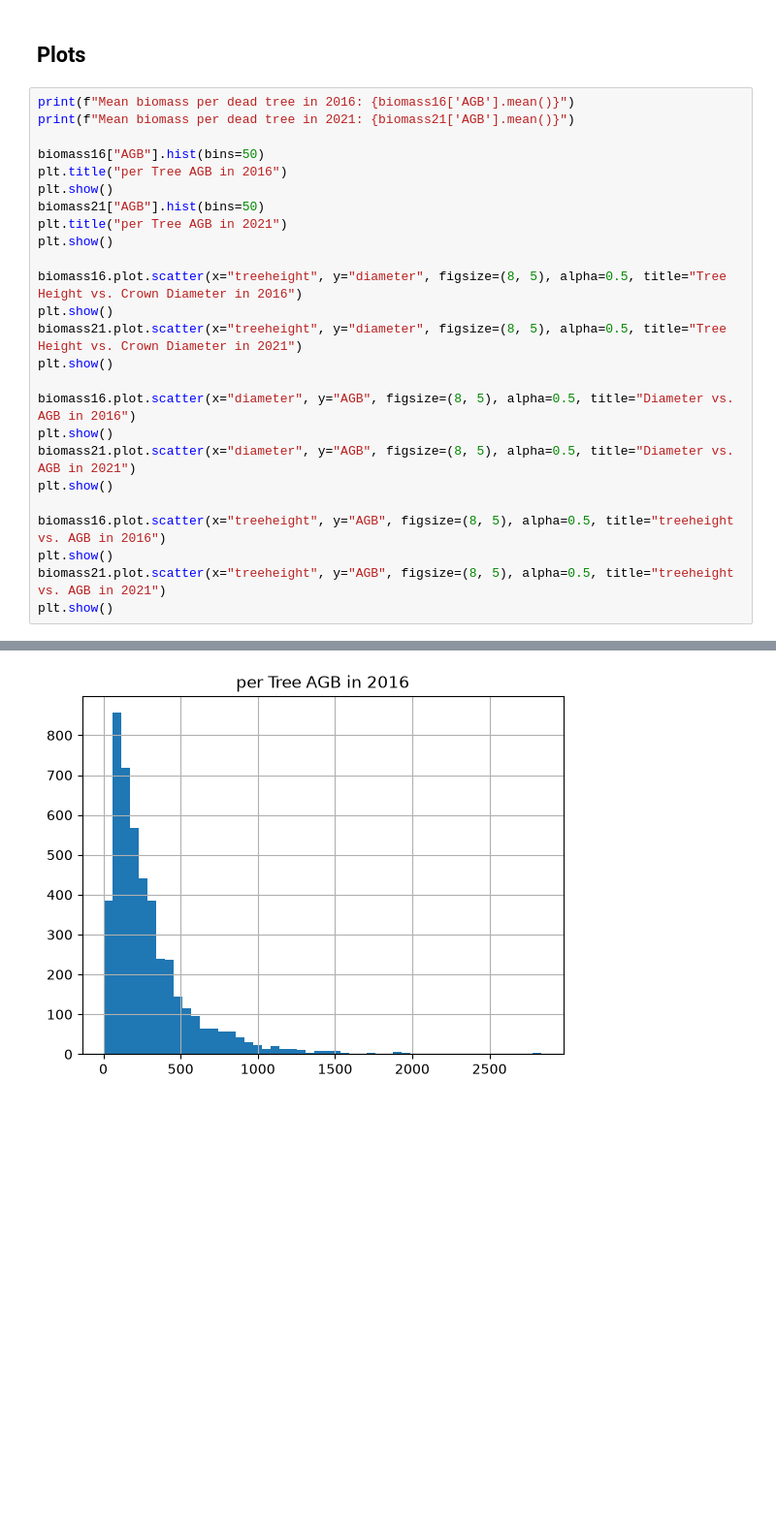
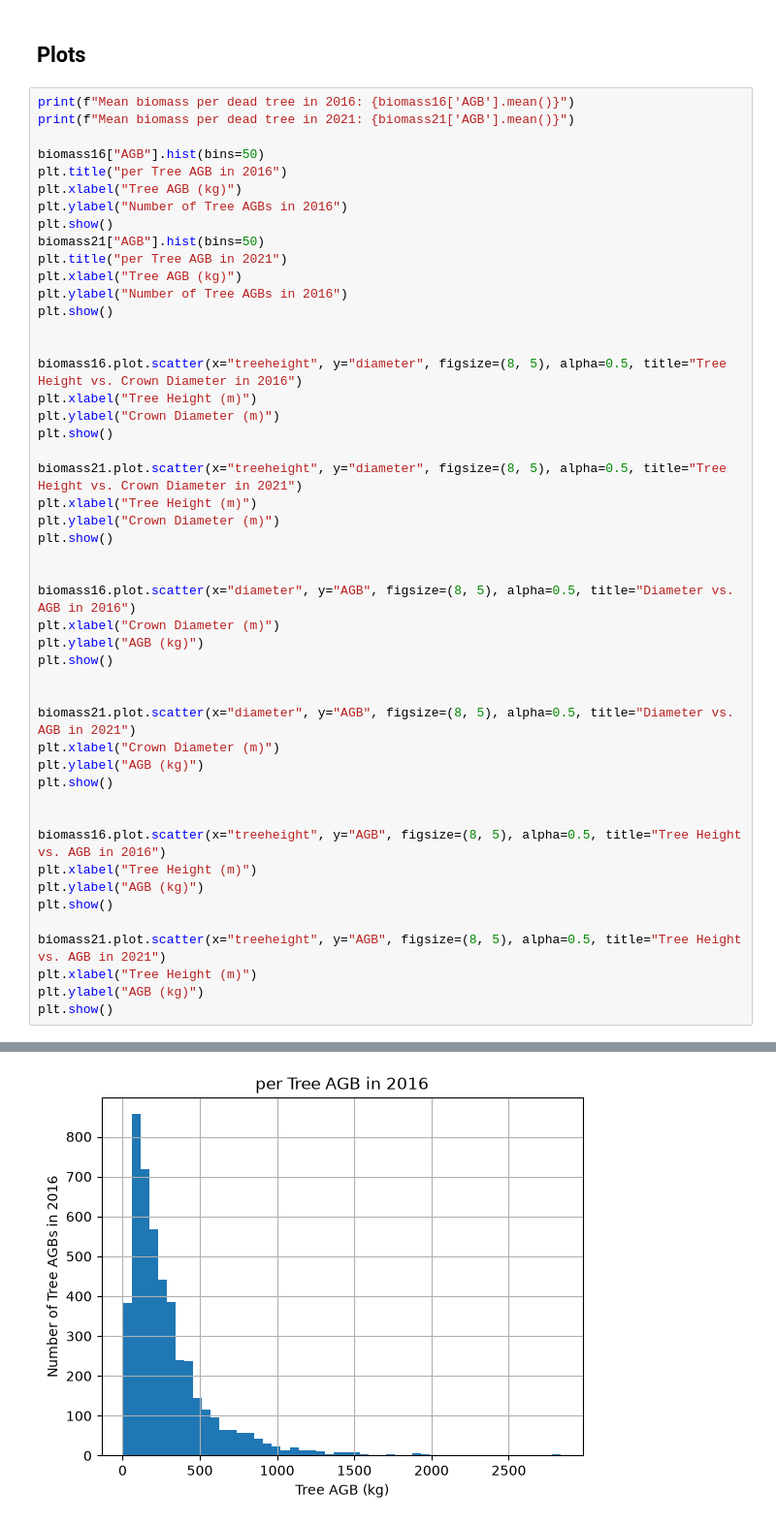
Before and after one commit to milesberberich/BiomassEstimation, a Jupyter notebook: analysis.ipynb, the cells around one changed output, grey strips where cells are left out. Shown at 97% size. Saved outputs shown, nothing was run; the diff lists cells and outputs as text; blank space fills up the shorter version.

Commit message:
added units to plots

```diff
--- a/analysis.ipynb
+++ b/analysis.ipynb
@@ -75,29 +75,52 @@ dead tree biomass 2021:    20375 tonnen
 # %%
 print(f"Mean biomass per dead tree in 2016: {biomass16['AGB'].mean()}")
 print(f"Mean biomass per dead tree in 2021: {biomass21['AGB'].mean()}")
 
 biomass16["AGB"].hist(bins=50)
 plt.title("per Tree AGB in 2016")
+plt.xlabel("Tree AGB (kg)")
+plt.ylabel("Number of Tree AGBs in 2016")
 plt.show()
 biomass21["AGB"].hist(bins=50)
 plt.title("per Tree AGB in 2021")
+plt.xlabel("Tree AGB (kg)")
+plt.ylabel("Number of Tree AGBs in 2016")
 plt.show()
 
+
 biomass16.plot.scatter(x="treeheight", y="diameter", figsize=(8, 5), alpha=0.5, title="Tree Height vs. Crown Diameter in 2016")
-plt.show()
-biomass21.plot.scatter(x="treeheight", y="diameter", figsize=(8, 5), alpha=0.5, title="Tree Height vs. Crown Diameter in 2021")
+plt.xlabel("Tree Height (m)")
+plt.ylabel("Crown Diameter (m)")
 plt.show()
 
-biomass16.plot.scatter(x="diameter", y="AGB", figsize=(8, 5), alpha=0.5, title="Diameter vs. AGB in 2016")
-plt.show()
-biomass21.plot.scatter(x="diameter", y="AGB", figsize=(8, 5), alpha=0.5, title="Diameter vs. AGB in 2021")
+biomass21.plot.scatter(x="treeheight", y="diameter", figsize=(8, 5), alpha=0.5, title="Tree Height vs. Crown Diameter in 2021")
+plt.xlabel("Tree Height (m)")
+plt.ylabel("Crown Diameter (m)")
 plt.show()
 
-biomass16.plot.scatter(x="treeheight", y="AGB", figsize=(8, 5), alpha=0.5, title="treeheight vs. AGB in 2016")
+
+biomass16.plot.scatter(x="diameter", y="AGB", figsize=(8, 5), alpha=0.5, title="Diameter vs. AGB in 2016")
+plt.xlabel("Crown Diameter (m)")
+plt.ylabel("AGB (kg)")
 plt.show()
-biomass21.plot.scatter(x="treeheight", y="AGB", figsize=(8, 5), alpha=0.5, title="treeheight vs. AGB in 2021")
+
+
+biomass21.plot.scatter(x="diameter", y="AGB", figsize=(8, 5), alpha=0.5, title="Diameter vs. AGB in 2021")
+plt.xlabel("Crown Diameter (m)")
+plt.ylabel("AGB (kg)")
 plt.show()
+
+
+biomass16.plot.scatter(x="treeheight", y="AGB", figsize=(8, 5), alpha=0.5, title="Tree Height vs. AGB in 2016")
+plt.xlabel("Tree Height (m)")
+plt.ylabel("AGB (kg)")
+plt.show()
+
+biomass21.plot.scatter(x="treeheight", y="AGB", figsize=(8, 5), alpha=0.5, title="Tree Height vs. AGB in 2021")
+plt.xlabel("Tree Height (m)")
+plt.ylabel("AGB (kg)")
+plt.show()
 # %% [output]
 Mean biomass per dead tree in 2016: 294.7350602536258
 Mean biomass per dead tree in 2021: 299.08925585119533
-[figure, old version]
+[figure, new version]
```
Also changed, not shown: parts of 1 cell of this notebook.
